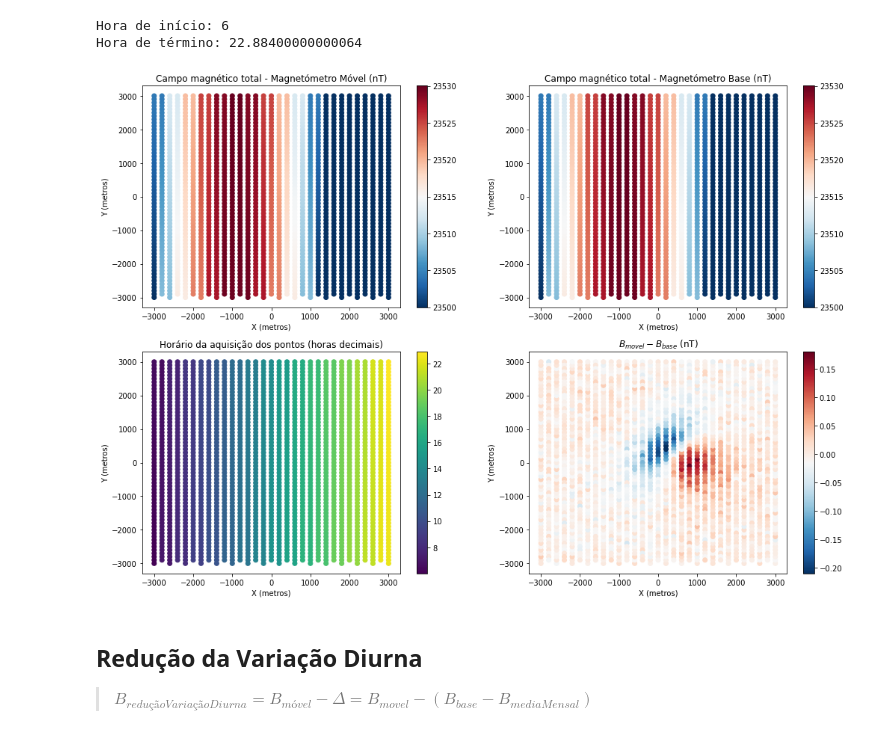
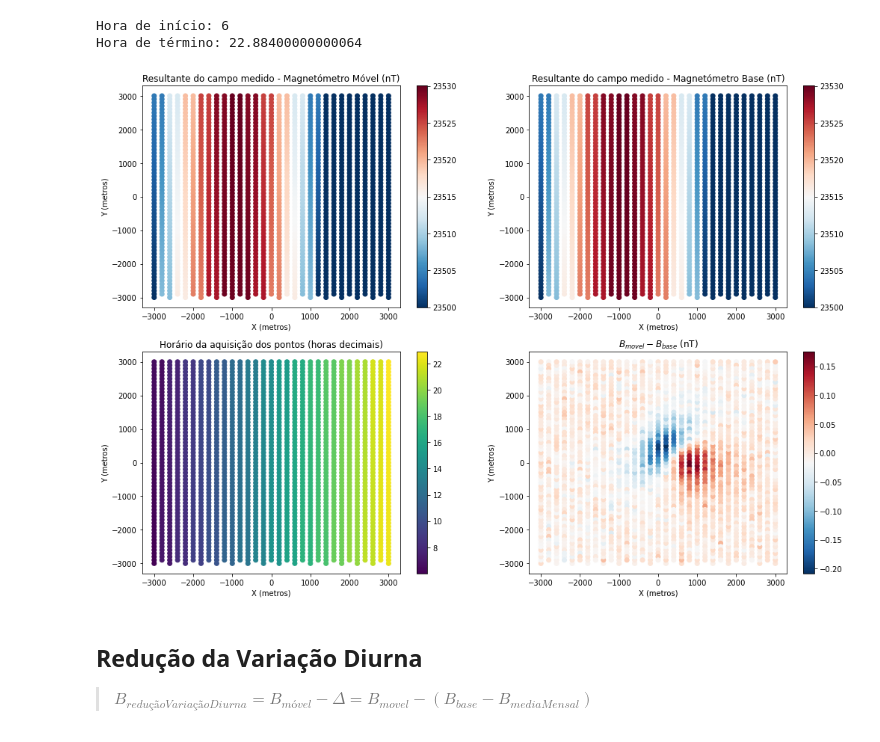
Before and after one commit to gdssouza/IGRF_n_diurnalVariation, a Jupyter notebook: redução_magnetica_IGRF_e_variacao_diurna.ipynb, the cells around one changed output. Saved outputs shown, nothing was run; the diff lists cells and outputs as text; code cells hidden in the pictures.

Commit message:
Atualizando imagens

```diff
--- a/redução_magnetica_IGRF_e_variacao_diurna.ipynb
+++ b/redução_magnetica_IGRF_e_variacao_diurna.ipynb
@@ -162,36 +162,36 @@ Hora de término: 22.88400000000064
 py.rcParams['figure.figsize'] = (17.0, 12.0) #Redimensiona a figura
 
 plt.subplot(2, 2, 1)
 plt.scatter(magnetometroMovel_xyBt[0],magnetometroMovel_xyBt[1],c=magnetometroMovel_xyBt[2],cmap = plt.cm.RdBu_r)
 plt.xlabel('X (metros)')
 plt.ylabel('Y (metros)')
-plt.title('Campo magnético total - Magnetómetro Móvel (nT)')
+plt.title('Resultante do campo medido - Magnetómetro Móvel (nT)')
 plt.colorbar()
 
 plt.subplot(2, 2, 2)
 plt.scatter(magnetometroMovel_xyBt[0],magnetometroMovel_xyBt[1],c=magnetometroBase_Bt[0],cmap = plt.cm.RdBu_r)
 plt.xlabel('X (metros)')
 plt.ylabel('Y (metros)')
-plt.title('Campo magnético total - Magnetómetro Base (nT)')
+plt.title('Resultante do campo medido - Magnetómetro Base (nT)')
 plt.colorbar()
 
 plt.subplot(2, 2, 3)
 plt.scatter(magnetometroMovel_xyBt[0],magnetometroMovel_xyBt[1],c=magnetometroMovel_xyBt[3])
 plt.xlabel('X (metros)')
 plt.ylabel('Y (metros)')
 plt.title('Horário da aquisição dos pontos (horas decimais)')
 plt.colorbar()
 
 plt.subplot(2, 2, 4)
 plt.scatter(magnetometroMovel_xyBt[0],magnetometroMovel_xyBt[1],c=np.array(magnetometroMovel_xyBt[2])-np.array(magnetometroBase_Bt[0]),cmap = plt.cm.RdBu_r)
 plt.xlabel('X (metros)')
 plt.ylabel('Y (metros)')
 plt.title('$B_{movel} - B_{base}$ (nT)')
 plt.colorbar()
 plt.savefig("imagens/resultadoAquisicao.jpeg")
 plt.show()
 # %% [output]
-[figure, old version]
+[figure, new version]
 # %% [markdown]
 ## Redução da Variação Diurna
 
```
Also changed, not shown: parts of 4 cells of this notebook, 4 other files.
